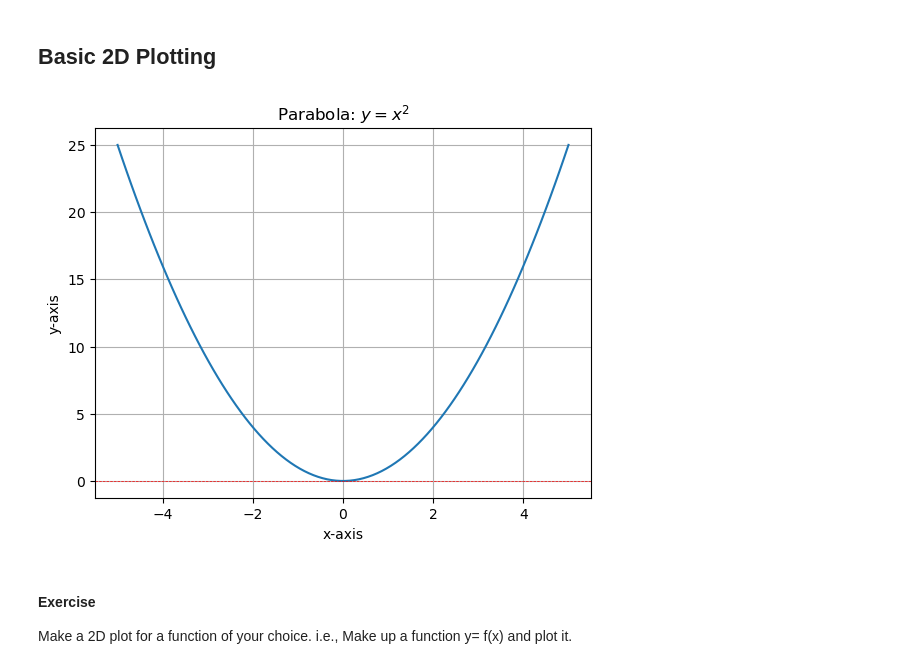
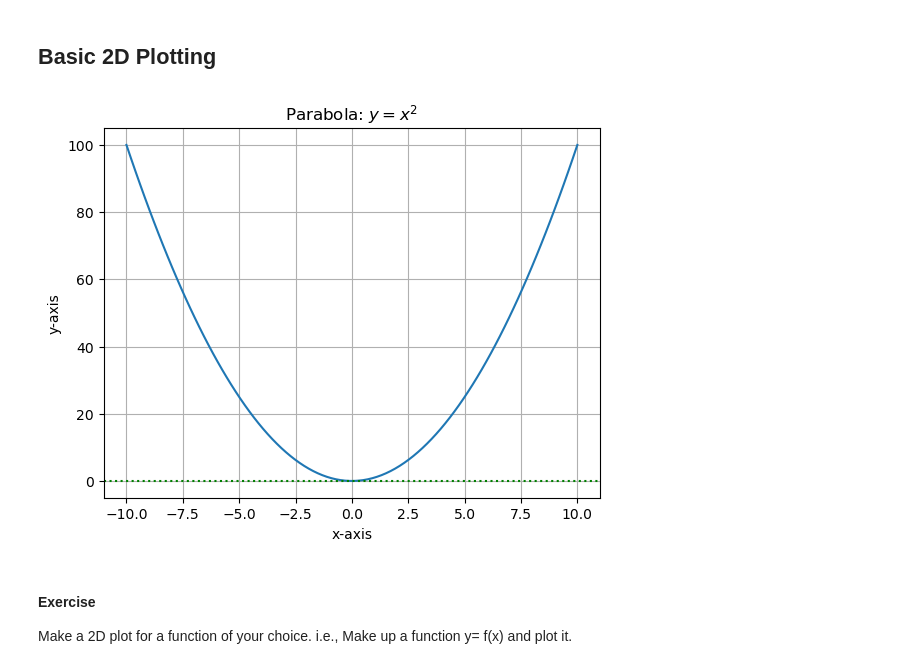
Before and after one commit to dyaoch/dyaochSU_MEGR2810_FQ25, a Jupyter notebook: Lecture 6 - Python Plotting.ipynb, the cells around one changed output. Drawn from its saved outputs; the diff is of its cells as text; code cells hidden in the pictures.

```diff
--- a/Lecture 6 - Python Plotting.ipynb
+++ b/Lecture 6 - Python Plotting.ipynb
@@ -245,23 +248,23 @@ Use a loop and append to add elements to array append_arr, whose dimensions are
 # %%
 # Try comment out the lines of code below and run it to see the plot
 # So you can see how the plot changes
 # Add comments to explain what each line does
 
-import matplotlib.pyplot as plt  # Importing matplotlib and numpy modules
-import numpy as np
-x = np.linspace(-5, 5, 100) # Change the range and number of points to see what happens
-y = x**2
-plt.plot(x, y)
-plt.title("Parabola: $y=x^2$")
+import matplotlib.pyplot as plt
+import numpy as np   # Importing matplotlib and numpy modules
+x = np.linspace(-10, 10, 100) # Change the range and number of points to see what happens
+y = x**2    # Setting y as a function of x
+plt.plot(x, y)  # Plotting the variables as a plot
+plt.title("Parabola: $y=x^2$")   # Naming the plot
 plt.xlabel("x-axis")
-plt.ylabel("y-axis")
-plt.grid()
+plt.ylabel("y-axis")  # Naming x and y axis
+plt.grid()  # Adds gridlines to graph
 # plt.xlim(0, 5)  # Uncomment to limit x-axis from 0 to 5
-# plt.ylim(0, 25) # Uncomment to limit y-axis from 0 to 25
-plt.axhline(0, color='red',linewidth=0.5, ls='--')
+# plt.ylim(0, 25) # Uncomment to limit y-axis from 0 to 25      # These lines adjust the viewing window and adjusts the section of the parabola that we see
+plt.axhline(0, color='green',linewidth=1.5, ls='dotted')              # Adds horizontal line to the indicated position; color, line width, and line type is customizable
 plt.show()
 # %% [output]
-[figure, old version]
+[figure, new version]
 # %% [markdown]
 #### Exercise
 Make a 2D plot for a function of your choice. i.e., Make up a function y= f(x) and plot it.
```
Also changed, not shown: parts of 7 cells of this notebook.
